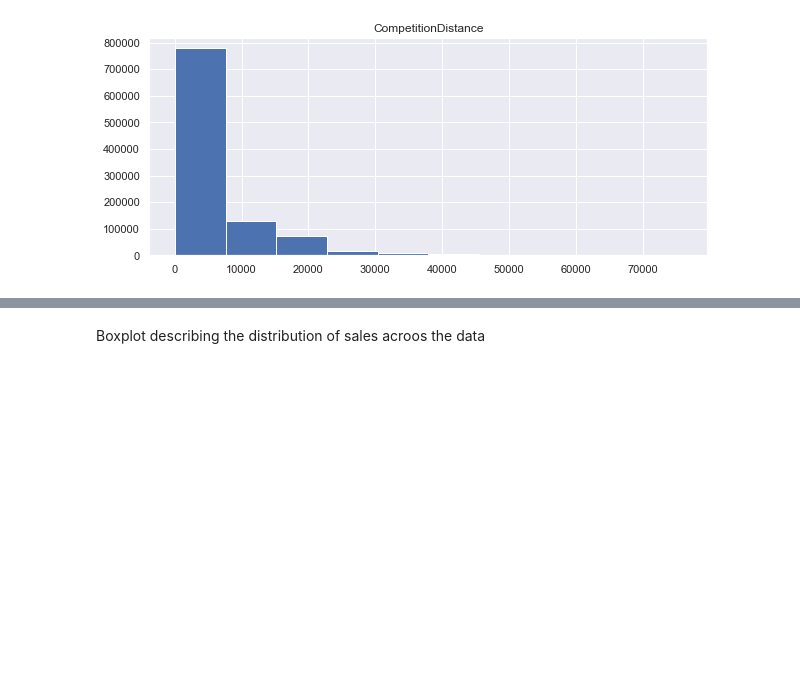
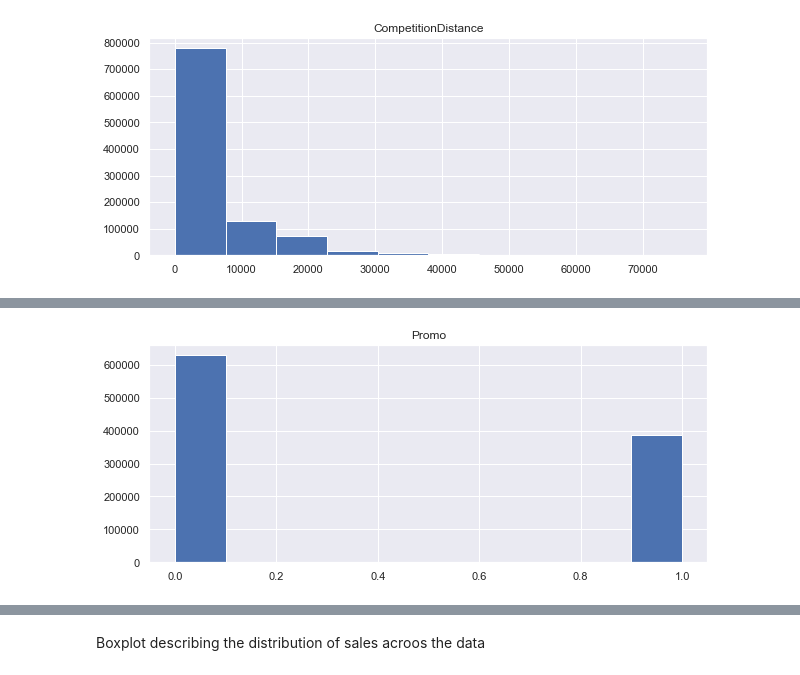
Before and after one commit to SamDewriter/PharmaceuticalSales-Prediction, a Jupyter notebook: Week_3.ipynb, the cells around one changed output, grey strips where cells are left out. Drawn from its saved outputs; the diff is of its cells as text; code cells hidden in the pictures; blank space fills up the shorter version.

```diff
--- a/Week_3.ipynb
+++ b/Week_3.ipynb
@@ -754,0 +778,7 @@ plt.scatter(sample['Sales'], sample['CompetitionDistance'])
+# %%
+#Check for distribution in both training and test sets - are the promotions
+#distributed similarly between these two groups?
+feature = ['Promo']
+train[feature].hist(figsize=(10, 4));
+# %% [output]
+[figure, added]
```
Also changed, not shown: parts of 44 cells of this notebook, 2 other files.
